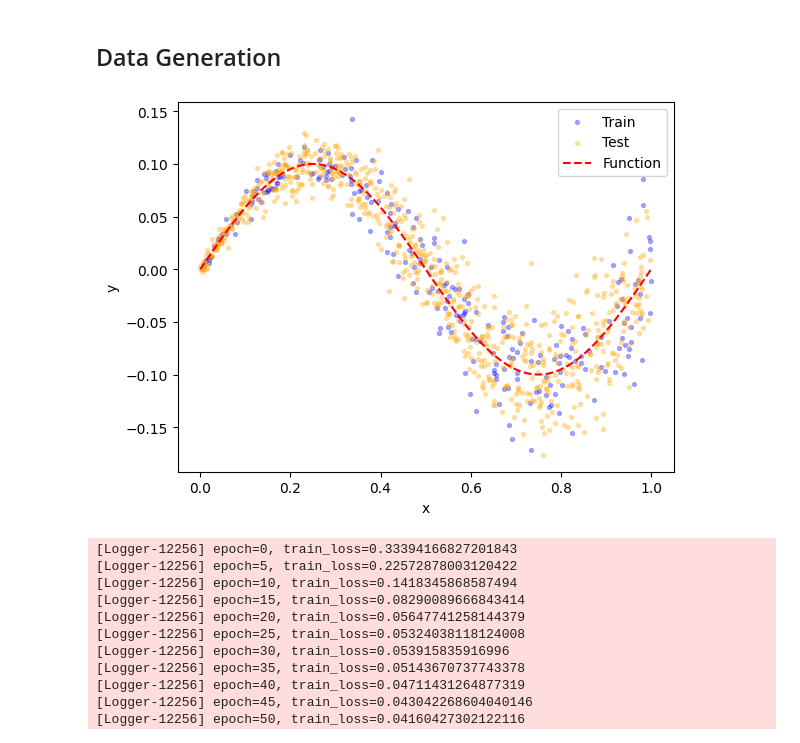
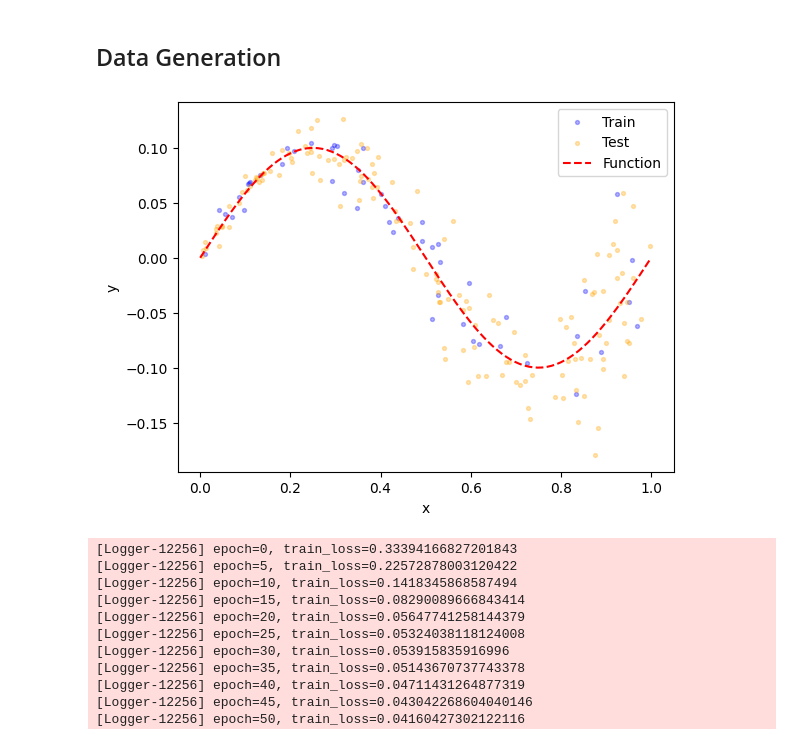
Before and after one commit to arjunrs3/UQRegressors, a Jupyter notebook: examples/coverage_validation.ipynb, the cells around one changed output. Saved outputs shown, nothing was run; the diff lists cells and outputs as text; code cells hidden in the pictures.

```diff
--- a/examples/coverage_validation.ipynb
+++ b/examples/coverage_validation.ipynb
@@ -28,27 +28,6 @@ def process_data(X, y, train_size, random_state=None):
     X_train, X_test, y_train, y_test = train_test_split(X, y, test_size = 1-(train_size), random_state=random_state)
 
     return X_train, X_test, y_train, y_test
-
-def recombine_data(X_calibrate, X_test, y_calibrate, y_test):
-    """
-    Combines and then splits calibration and testing data for conformal prediction validation
-
-    Parameters:
-    ----------
-    X_calibrate: array
-        The inputs of the calibration dataset
-    X_test: array
-        The inputs of the test dataset
-    y_calibrate: array
-        The outputs of the calibration dataset
-    y_test: array
-        The outputs of the test dataset
-    """
-    test_size = y_test.size / (y_test.size + y_calibrate.size)
-    combined_X = np.append(X_calibrate, X_test, axis=0)
-    combined_y = np.append(y_calibrate, y_test)
-    new_X_calibrate, new_X_test, new_y_calibrate, new_y_test = train_test_split(combined_X, combined_y, test_size=test_size)
-    return new_X_calibrate, new_X_test, new_y_calibrate, new_y_test
 
 def generate_unvaried_data(n):
     """
@@ -83,34 +62,34 @@ def plot_data(X, y, ax, scatter = False, **kwargs):
     A generic plotting function
 
     Parameters:
     -----------
     X: np.array
         The inputs to be plotted
     y: np.array
         The outputs to be plotted
     ax: Axes
         The axes on which to plot the data
     scatter: bool
         True if a scatter plot is desired, false if a line graph is desired
     **kwargs
         matplotlib additional plotting parameters
     """
     if scatter == True:
         ax.scatter(X, y, **kwargs)
     else:
         ax.plot(X, y, **kwargs)
     ax.set_xlabel("x")
     ax.set_ylabel("y")
 
 fig, ax = plt.subplots()
-fun_x, fun_y = generate_unvaried_data(100)
-x,y = generate_varied_data(1000)
+fun_x, fun_y = generate_unvaried_data(200)
+x,y = generate_varied_data(200)
 X_train, X_test, y_train, y_test = process_data(x, y, 0.25)
 plot_data(X_train, y_train, ax, scatter=True, color='blue', alpha = 0.3, label="Train", s=8)
 plot_data(X_test, y_test, ax, scatter=True, color='orange', alpha = 0.3, label="Test", s=8)
 plot_data(fun_x, fun_y, ax, color='red', linestyle = 'dashed', label='Function')
 plt.legend()
 plt.show()
 # %% [output]
-[figure, old version]
+[figure, new version]
 # %%
```
Also changed, not shown: parts of 1 cell of this notebook, 19 other files.
